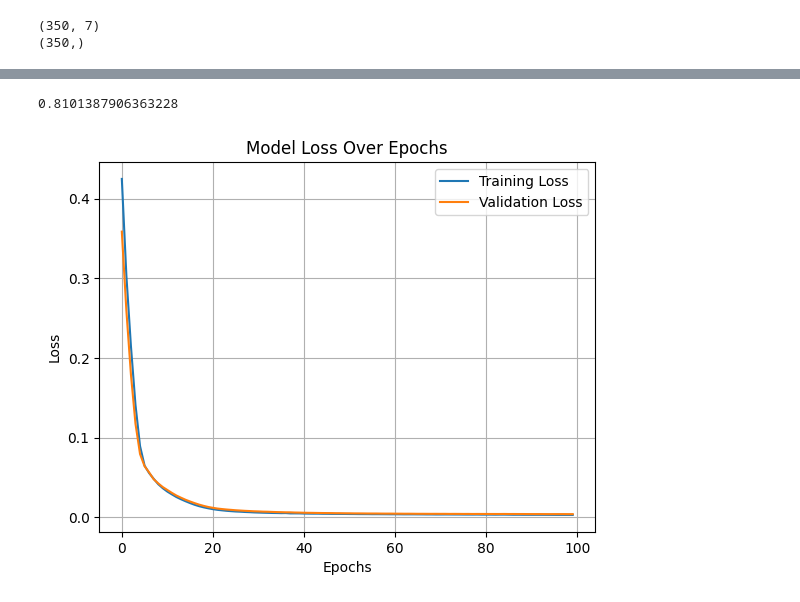
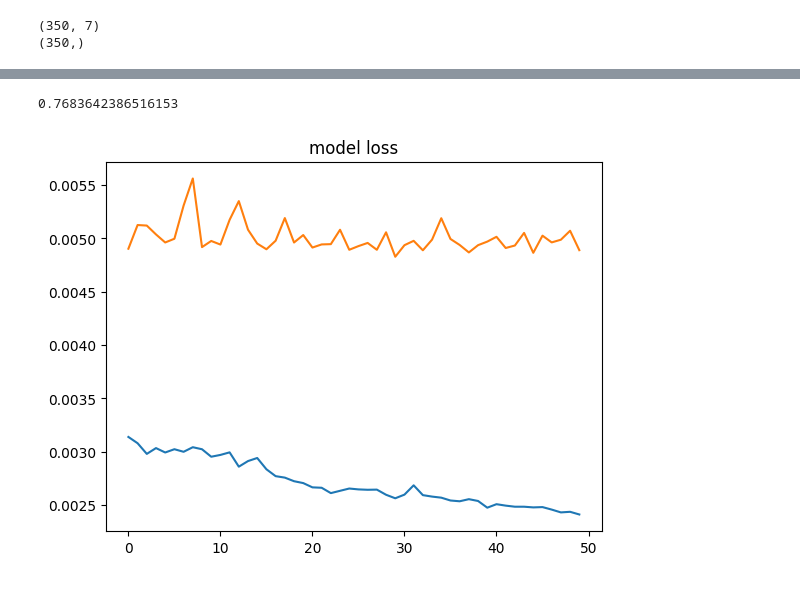
Before and after one commit to Harshkotkar/Deep-Learning, a Jupyter notebook: Graduate_admissions_prediction.ipynb, the cells around one changed output, grey strips where cells are left out. Cells and saved outputs as stored; diff of their text form; code cells hidden in the pictures.

```diff
--- a/Graduate_admissions_prediction.ipynb
+++ b/Graduate_admissions_prediction.ipynb
@@ -77,9 +77,9 @@ print(y_train.shape)
 (350,)
 # %%
 model=models.Sequential([
-    Dense(7,activation="relu",input_dim=7),
-    Dense(32,activation='relu'),
-    Dense(7,activation='relu'),
+    Dense(128,activation="relu",input_dim=7),
+    Dropout(0.2),
+    Dense(64,activation='relu'),
     Dense(1,activation='linear')
 ])
 # %%
@@ -109,7 +109,6 @@ early_stoping=EarlyStopping(monitor="val_loss",patience=20,restore_best_weights=
 # %%
 history=model.fit(x_train,y_train,
                   epochs=100,
-                  batch_size=32,
                   callbacks=early_stoping,
                   validation_data=(x_test,y_test))
 # %% [output]
@@ -141,18 +137,13 @@ WARNING:tensorflow:5 out of the last 11 calls to <function TensorFlowTrainer.mak
 from sklearn.metrics import r2_score
 r2_score(y_test,y_pred)
 # %% [output]
-0.8101387906363228
+0.7683642386516153
 # %%
+
 import matplotlib.pyplot as plt
-
-# Assuming 'history' is the output from model.fit
-plt.plot(history.history['loss'], label='Training Loss')
-plt.plot(history.history['val_loss'], label='Validation Loss')
-plt.xlabel('Epochs')
-plt.ylabel('Loss')
-plt.title('Model Loss Over Epochs')
-plt.legend()
-plt.grid(True)
+plt.plot(history.history['loss'],label="loss")
+plt.plot(history.history['val_loss'],label="val_loss")
+plt.title("model loss")
 plt.show()
 # %% [output]
-[figure, old version]
+[figure, new version]
```
Also changed, not shown: parts of 5 cells of this notebook.
